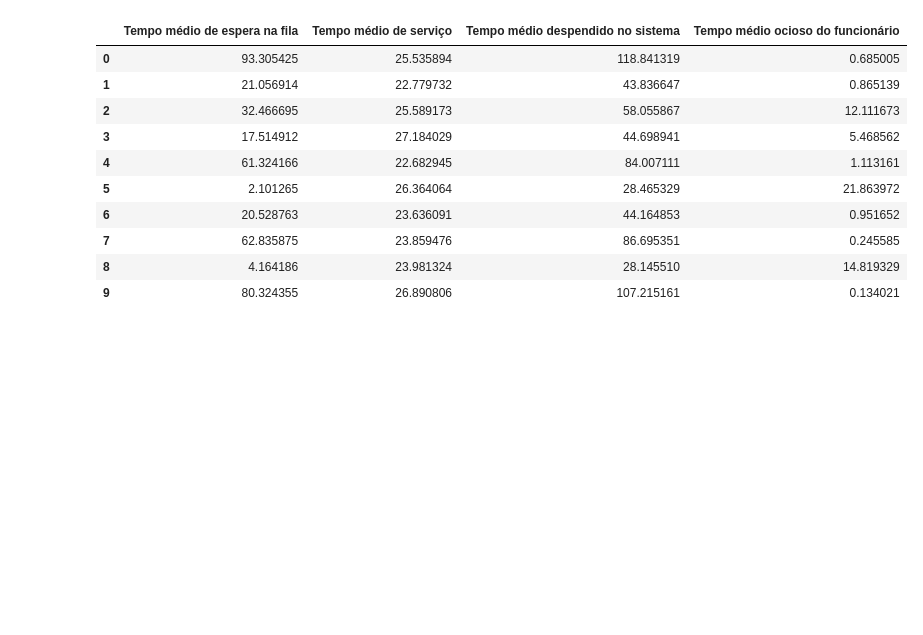
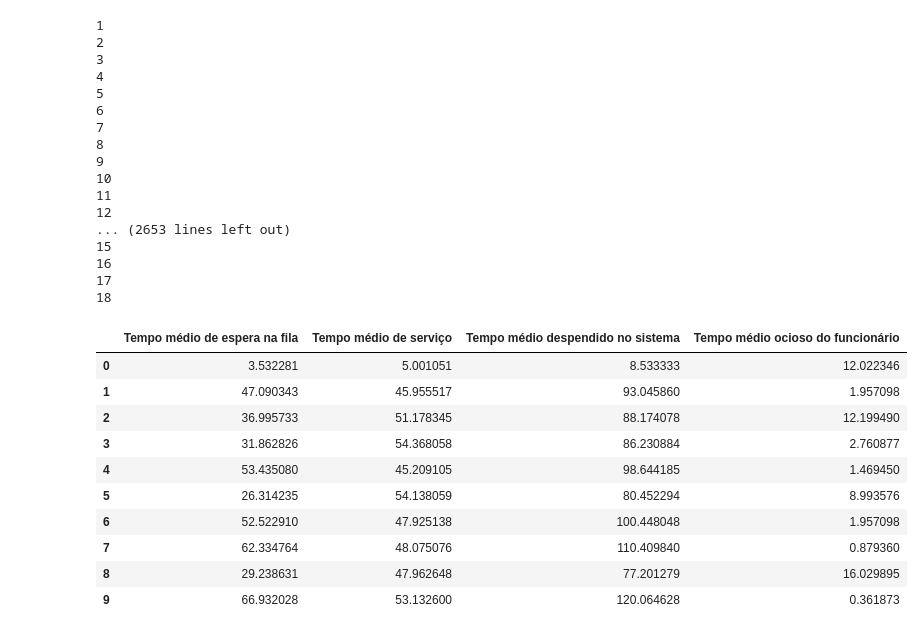
Before and after one commit to DanielAlmeida19/RandomVariableSimulator, a Jupyter notebook: Simulator.ipynb, the cells around one changed output. Cells and saved outputs as stored; diff of their text form; code cells hidden in the pictures; blank space fills up the shorter version.

```diff
--- a/Simulator.ipynb
+++ b/Simulator.ipynb
@@ -68,24 +58,29 @@ def generateDataClients(quant_client,simulation_time = 480,seed_1 = 13,seed_2 =
     queue_time = [0]
     system_time = [queue_time[0] + ts[0]]
     idle_func = [tec[0]]
-    for j in range(0,2):
-        print(j)
+    for j in range(1,3):
         for i in range(len(finish_service_time),quant_client):
-            arrive_absolute_time.append(arrive_absolute_time[i-1]+tec[i])
+            print(i)
+
+            if (simulation_time * j > (arrive_absolute_time[i-1]+tec[i])):
+                arrive_absolute_time.append(arrive_absolute_time[i-1]+tec[i])
+                initial_service_time.append(max(finish_service_time[i-1],arrive_absolute_time[i]))
+                finish_service_time.append(ts[i]+ initial_service_time[i])
+                queue_time.append(max(finish_service_time[i-1] - arrive_absolute_time[i],0))
+                system_time.append(queue_time[i]+ts[i])
+                idle_func.append(max(arrive_absolute_time[i] - finish_service_time[i-1],0))
+                if(finish_service_time[i] > simulation_time * j):
+                    i += 1
+                    break
+            else:
+                break
+        if j < 2:
+            arrive_absolute_time.append(finish_service_time[i-1] + 60 + tec[i])
             initial_service_time.append(max(finish_service_time[i-1],arrive_absolute_time[i]))
             finish_service_time.append(ts[i]+ initial_service_time[i])
             queue_time.append(max(finish_service_time[i-1] - arrive_absolute_time[i],0))
             system_time.append(queue_time[i]+ts[i])
-            idle_func.append(max(arrive_absolute_time[i] - finish_service_time[i-1],0))
-            if(finish_service_time[i] > simulation_time):
-
-                break
-        arrive_absolute_time.append(tec[i])
-        initial_service_time.append(max(finish_service_time[i-1],arrive_absolute_time[i]))
-        finish_service_time.append(ts[i]+ initial_service_time[i])
-        queue_time.append(max(finish_service_time[i-1] - arrive_absolute_time[i],0))
-        system_time.append(queue_time[i]+ts[i])
-        idle_func.append(max(arrive_absolute_time[i] - finish_service_time[i-1],0))
+            idle_func.append(arrive_absolute_time[i] - (finish_service_time[i-1] + 60))
 
     served_clients = len(arrive_absolute_time)
 
@@ -101,5 +96,5 @@ def generateDataClients(quant_client,simulation_time = 480,seed_1 = 13,seed_2 =
         'Tempo ocioso': idle_func
     }
 # %%
-client_table = pd.DataFrame(generateDataClients(200,240))
+client_table = pd.DataFrame(generateDataClients(200,240,quant_func=5))
 client_table
@@ -137,39 +117,56 @@ metrics.head()
 # %%
 REPLICATIONS = 130
 vet_1 = Generator(13,REPLICATIONS+2)
 vet_2 = Generator(11,REPLICATIONS+2)
 seeds_1 = [int((x + 0.004) *300) for x in vet_1]
 seeds_2 = [int((x + 0.004) *250) for x in vet_2]
 
 for i in range(1,REPLICATIONS+2):
     #print(seeds_1[i+2])
-    client_table = pd.DataFrame(generateDataClients(200,240,seeds_1[i+2],seeds_2[i+2]))
-    avg_queue_time.append(client_table['Tempo na fila'].mean())
-    avg_service_time.append(client_table['TS'].mean())
-    avg_system_time.append(client_table['Tempo no sistema'].mean())
-    avg_idle_time.append(client_table['Tempo ocioso'].mean())
+    client_table2 = pd.DataFrame(generateDataClients(200,240,seeds_1[i+2],seeds_2[i+2],quant_func=50))
+    avg_queue_time.append(client_table2['Tempo na fila'].mean())
+    avg_service_time.append(client_table2['TS'].mean())
+    avg_system_time.append(client_table2['Tempo no sistema'].mean())
+    avg_idle_time.append(client_table2['Tempo ocioso'].mean())
 
 metrics =  pd.DataFrame({
         'Tempo médio de espera na fila':avg_queue_time,
         'Tempo médio de serviço':avg_service_time,
         'Tempo médio despendido no sistema':avg_system_time,
         'Tempo médio ocioso do funcionário':avg_idle_time,
     }
 )
 
 metrics.head(10)
 # %% [output]
+1
+2
+3
+4
+5
+6
+7
+8
+9
+10
+11
+12
+... (2653 lines left out)
+15
+16
+17
+18
 |  | Tempo médio de espera na fila | Tempo médio de serviço | Tempo médio despendido no sistema | Tempo médio ocioso do funcionário |
-| 0 | 93.305425 | 25.535894 | 118.841319 | 0.685005 |
-| 1 | 21.056914 | 22.779732 | 43.836647 | 0.865139 |
-| 2 | 32.466695 | 25.589173 | 58.055867 | 12.111673 |
-| 3 | 17.514912 | 27.184029 | 44.698941 | 5.468562 |
-| 4 | 61.324166 | 22.682945 | 84.007111 | 1.113161 |
-| 5 | 2.101265 | 26.364064 | 28.465329 | 21.863972 |
-| 6 | 20.528763 | 23.636091 | 44.164853 | 0.951652 |
-| 7 | 62.835875 | 23.859476 | 86.695351 | 0.245585 |
-| 8 | 4.164186 | 23.981324 | 28.145510 | 14.819329 |
-| 9 | 80.324355 | 26.890806 | 107.215161 | 0.134021 |
+| 0 | 3.532281 | 5.001051 | 8.533333 | 12.022346 |
+| 1 | 47.090343 | 45.955517 | 93.045860 | 1.957098 |
+| 2 | 36.995733 | 51.178345 | 88.174078 | 12.199490 |
+| 3 | 31.862826 | 54.368058 | 86.230884 | 2.760877 |
+| 4 | 53.435080 | 45.209105 | 98.644185 | 1.469450 |
+| 5 | 26.314235 | 54.138059 | 80.452294 | 8.993576 |
+| 6 | 52.522910 | 47.925138 | 100.448048 | 1.957098 |
+| 7 | 62.334764 | 48.075076 | 110.409840 | 0.879360 |
+| 8 | 29.238631 | 47.962648 | 77.201279 | 16.029895 |
+| 9 | 66.932028 | 53.132600 | 120.064628 | 0.361873 |
 # %%
 
 avg_of_avg_queue_time = metrics['Tempo médio de espera na fila'].mean()
```
Also changed, not shown: parts of 7 cells of this notebook.
